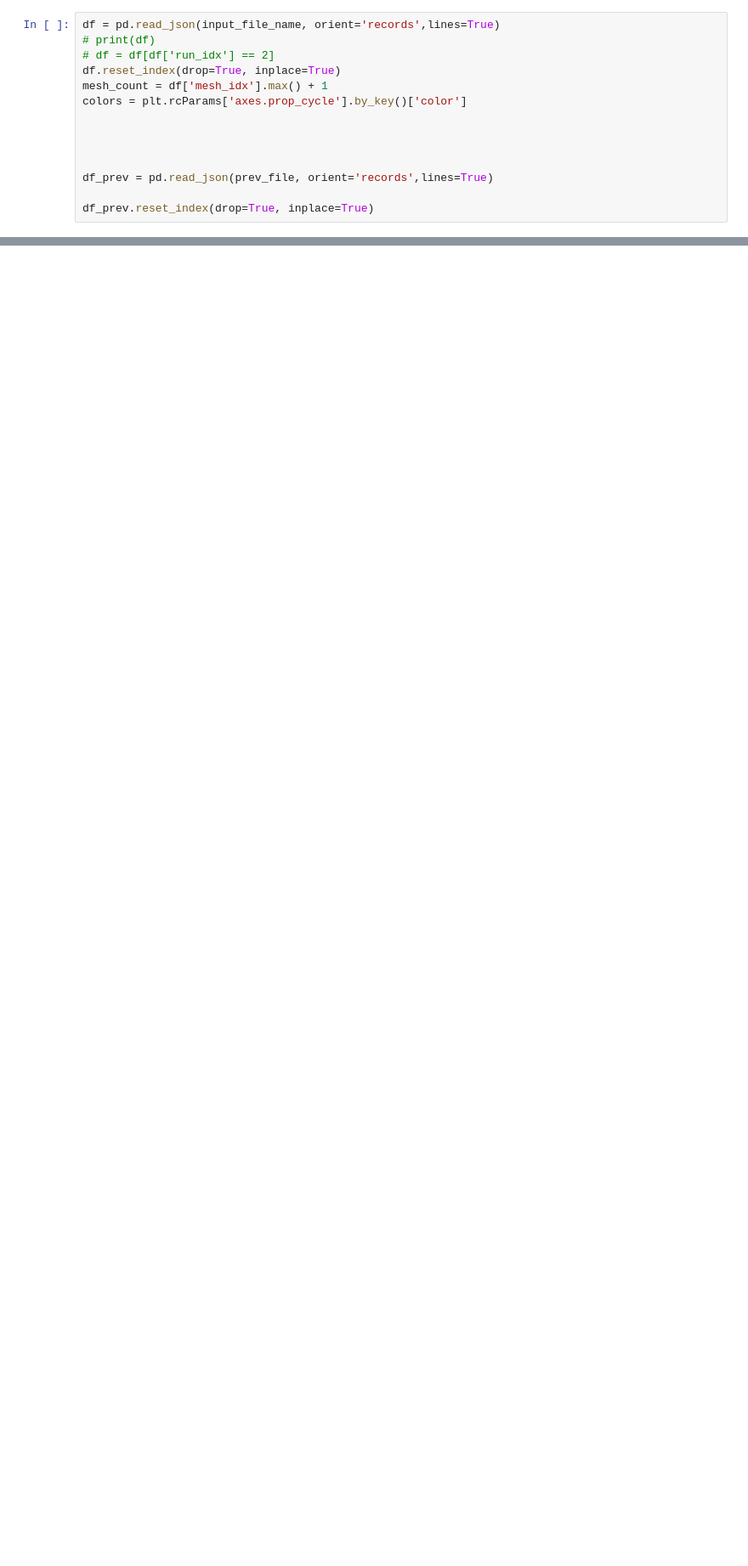
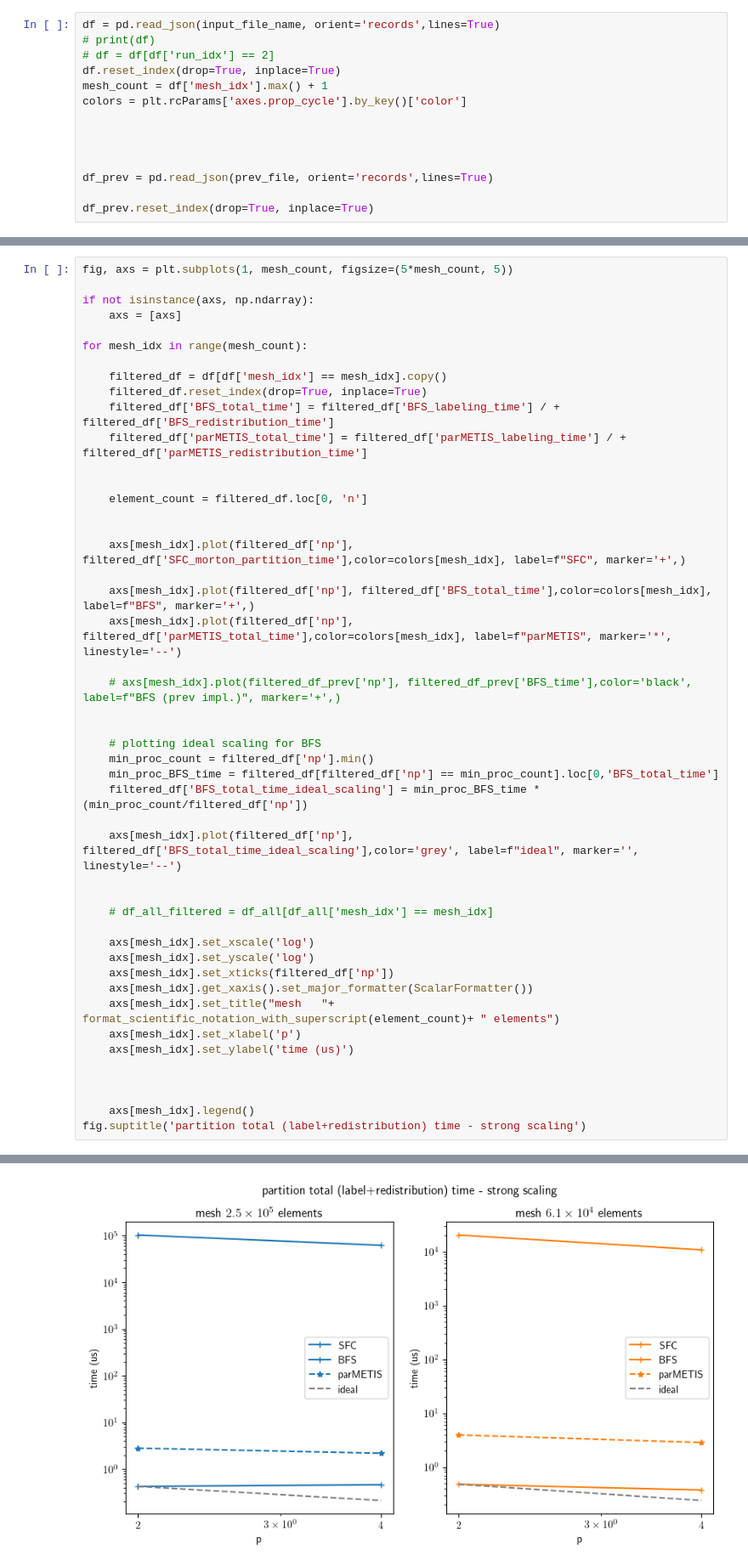
Before and after one commit to paralab/partition, a Jupyter notebook: mpi-cpp/scaling_plot.ipynb, the cells around one changed output, grey strips where cells are left out. Shown at 85% size. Cells and saved outputs as stored; diff of their text form; blank space fills up the shorter version.

```diff
--- a/mpi-cpp/scaling_plot.ipynb
+++ b/mpi-cpp/scaling_plot.ipynb
@@ -156,0 +158,48 @@ for mesh_idx in range(mesh_count):
+# %%
+fig, axs = plt.subplots(1, mesh_count, figsize=(5*mesh_count, 5))
+
+if not isinstance(axs, np.ndarray):
+    axs = [axs]
+
+for mesh_idx in range(mesh_count):
+
+    filtered_df = df[df['mesh_idx'] == mesh_idx].copy()
+    filtered_df.reset_index(drop=True, inplace=True)
+    filtered_df['BFS_total_time'] = filtered_df['BFS_labeling_time'] / + filtered_df['BFS_redistribution_time']
+    filtered_df['parMETIS_total_time'] = filtered_df['parMETIS_labeling_time'] / + filtered_df['parMETIS_redistribution_time']
+
+
+    element_count = filtered_df.loc[0, 'n']
+
+
+    axs[mesh_idx].plot(filtered_df['np'], filtered_df['SFC_morton_partition_time'],color=colors[mesh_idx], label=f"SFC", marker='+',)
+
+    axs[mesh_idx].plot(filtered_df['np'], filtered_df['BFS_total_time'],color=colors[mesh_idx], label=f"BFS", marker='+',)
+    axs[mesh_idx].plot(filtered_df['np'], filtered_df['parMETIS_total_time'],color=colors[mesh_idx], label=f"parMETIS", marker='*', linestyle='--')
+
+    # axs[mesh_idx].plot(filtered_df_prev['np'], filtered_df_prev['BFS_time'],color='black', label=f"BFS (prev impl.)", marker='+',)
+
+
+    # plotting ideal scaling for BFS
+    min_proc_count = filtered_df['np'].min()
+    min_proc_BFS_time = filtered_df[filtered_df['np'] == min_proc_count].loc[0,'BFS_total_time']
+    filtered_df['BFS_total_time_ideal_scaling'] = min_proc_BFS_time * (min_proc_count/filtered_df['np'])
+
+    axs[mesh_idx].plot(filtered_df['np'], filtered_df['BFS_total_time_ideal_scaling'],color='grey', label=f"ideal", marker='', linestyle='--')
+
+
+    # df_all_filtered = df_all[df_all['mesh_idx'] == mesh_idx]
+
+    axs[mesh_idx].set_xscale('log')
+    axs[mesh_idx].set_yscale('log')
+    axs[mesh_idx].set_xticks(filtered_df['np'])
+    axs[mesh_idx].get_xaxis().set_major_formatter(ScalarFormatter())
+    axs[mesh_idx].set_title("mesh   "+   format_scientific_notation_with_superscript(element_count)+ " elements")
+    axs[mesh_idx].set_xlabel('p')
+    axs[mesh_idx].set_ylabel('time (us)')
+
+
+
+    axs[mesh_idx].legend()
+fig.suptitle('partition total (label+redistribution) time - strong scaling')
+# %% [output]
@@ -156,0 +207 @@ for mesh_idx in range(mesh_count):
+[figure, added]
```
Also changed, not shown: parts of 9 cells of this notebook, 9 other files.
